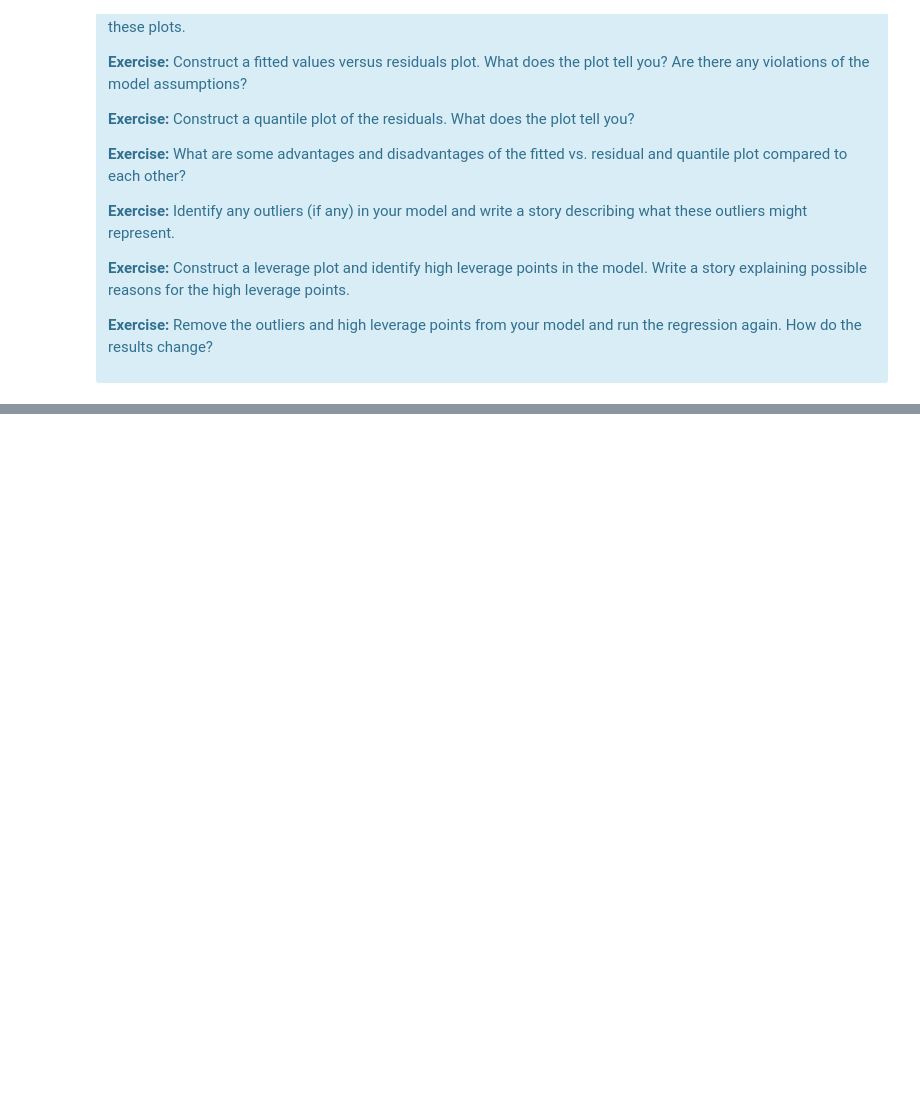
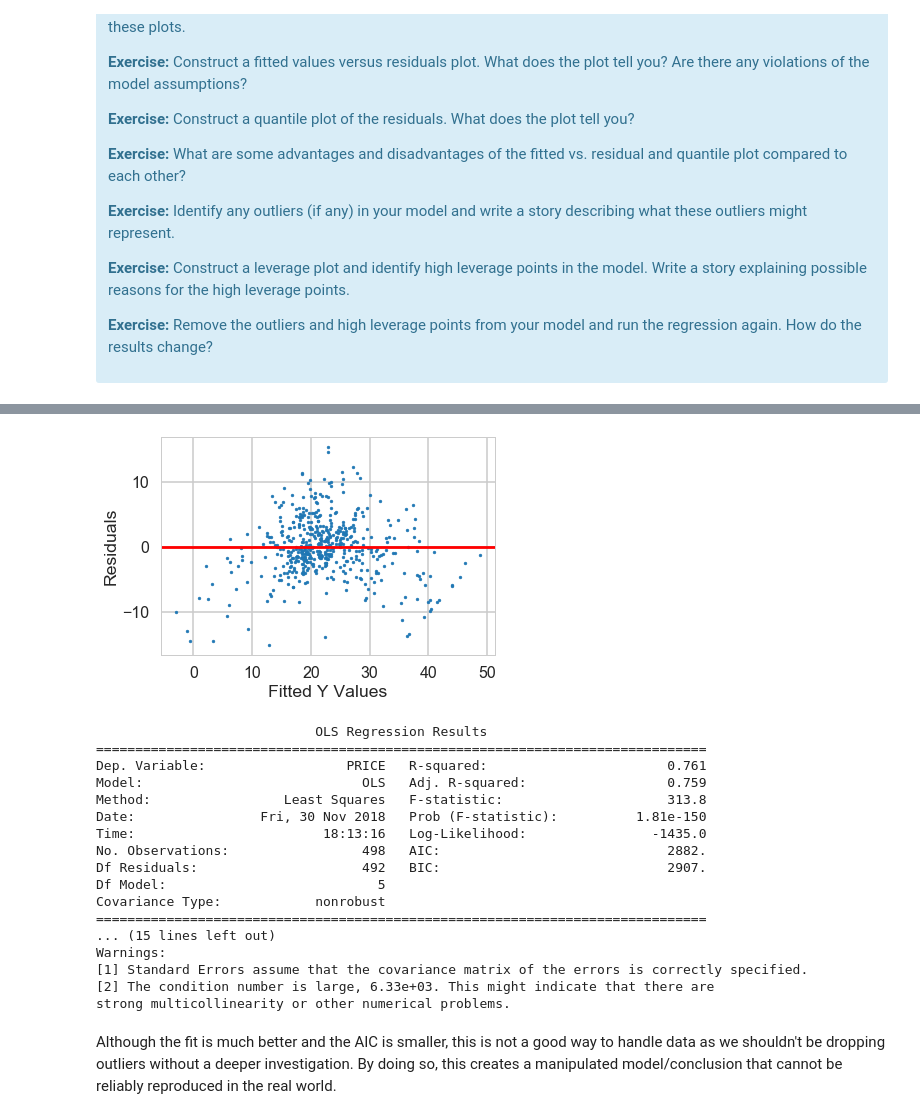
Before and after one commit to dc2629/Springboard_Projects, a Jupyter notebook: linear_regression/Mini_Project_Linear_Regression.ipynb, the cells around one changed output, grey strips where cells are left out. Cells and saved outputs as stored; diff of their text form; code cells hidden in the pictures; blank space fills up the shorter version.

```diff
--- a/linear_regression/Mini_Project_Linear_Regression.ipynb
+++ b/linear_regression/Mini_Project_Linear_Regression.ipynb
@@ -905,0 +982,37 @@ There are some other issues that are important investigate with linear regressio
+# %%
+reg = LinearRegression()
+X = bos[["CRIM","RM","PTRATIO"]].drop(large_residual_index+both_index).values
+y = bos[["PRICE"]].drop(large_residual_index+both_index).values.reshape(-1,1)
+reg.fit(X,y)
+y_pred = reg.predict(X)
+
+plt.scatter(y_pred,y_pred-y,s=8)
+plt.xlabel("Fitted Y Values")
+plt.ylabel("Residuals")
+plt.axhline(0,color='red')
+plt.show()
+
+new_r2_val = reg.score(X,y)
+m = ols('PRICE ~ CRIM + RM + PTRATIO + B + INDUS',bos.drop(large_residual_index+both_index)).fit()
+print(m.summary())
+# %% [output]
+[figure, added]
+                            OLS Regression Results
+==============================================================================
+Dep. Variable:                  PRICE   R-squared:                       0.761
+Model:                            OLS   Adj. R-squared:                  0.759
+Method:                 Least Squares   F-statistic:                     313.8
+Date:                Fri, 30 Nov 2018   Prob (F-statistic):          1.81e-150
+Time:                        18:13:16   Log-Likelihood:                -1435.0
+No. Observations:                 498   AIC:                             2882.
+Df Residuals:                     492   BIC:                             2907.
+Df Model:                           5
+Covariance Type:            nonrobust
+==============================================================================
+... (15 lines left out)
+Warnings:
+[1] Standard Errors assume that the covariance matrix of the errors is correctly specified.
+[2] The condition number is large, 6.33e+03. This might indicate that there are
+strong multicollinearity or other numerical problems.
+# %% [markdown]
+Although the fit is much better and the AIC is smaller, this is not a good way to handle data as we shouldn't be dropping outliers without a deeper investigation. By doing so, this creates a manipulated model/conclusion that cannot be reliably reproduced in the real world.
```
Also changed, not shown: parts of 14 cells of this notebook.
